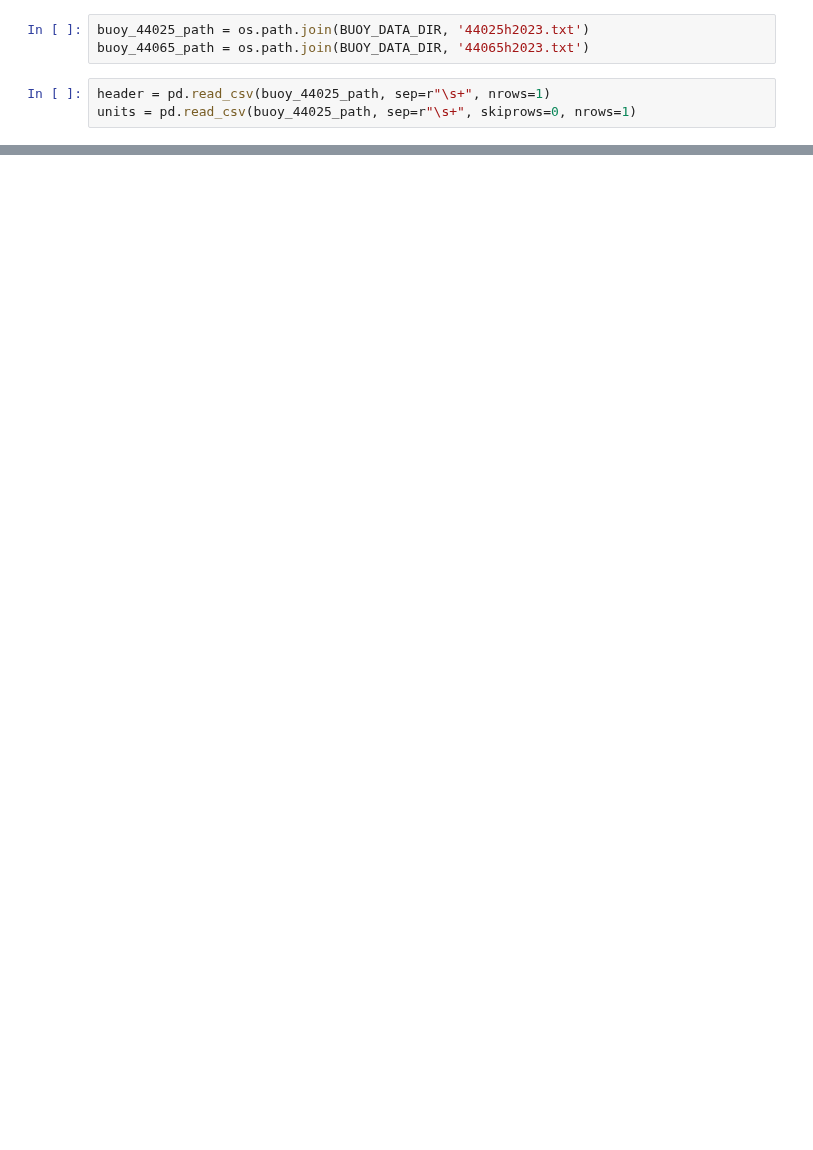
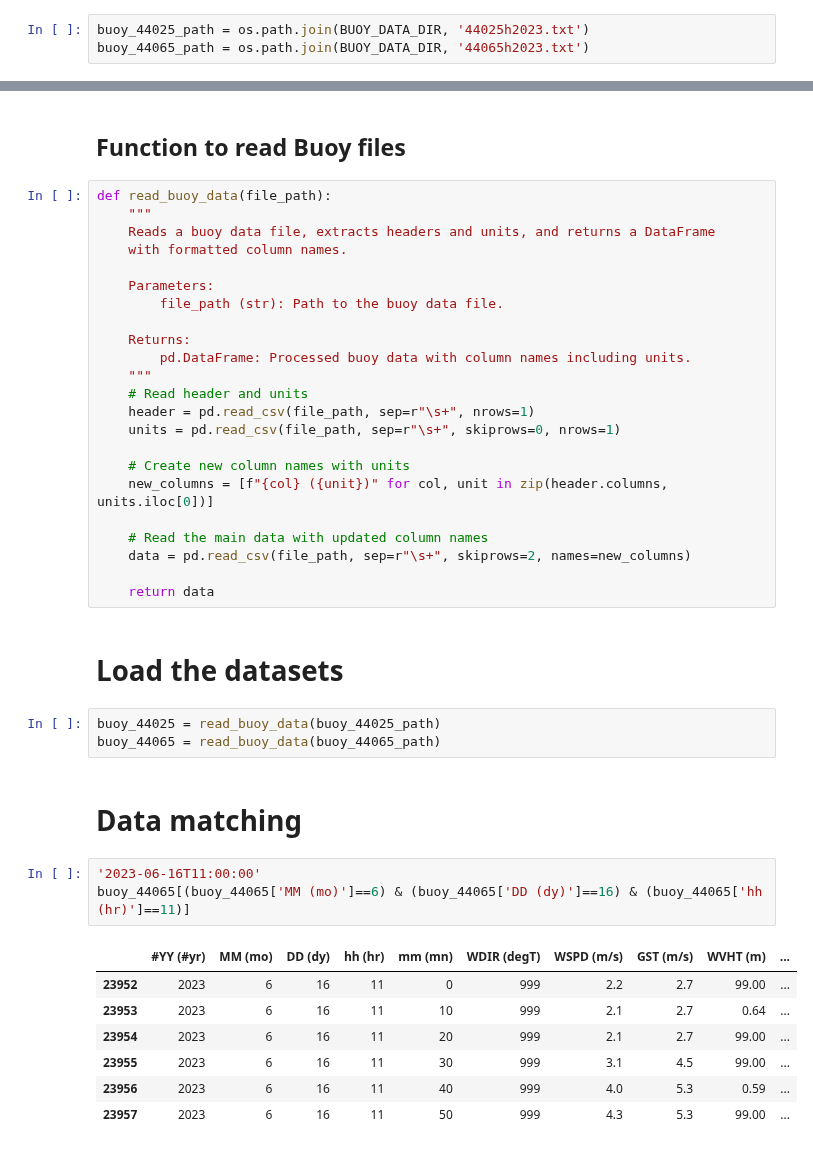
Before and after one commit to noriegamonsc1/Offshore-Wind-Research-2024-2025, a Jupyter notebook: notebooks/data_exploration/5.Buoy_data.ipynb, the cells around one changed output, grey strips where cells are left out. Saved outputs shown, nothing was run; the diff lists cells and outputs as text; blank space fills up the shorter version.

```diff
--- a/notebooks/data_exploration/5.Buoy_data.ipynb
+++ b/notebooks/data_exploration/5.Buoy_data.ipynb
@@ -18,6 +18,3 @@ os.listdir(BUOY_DATA_DIR)
 # %%
 buoy_44025_path = os.path.join(BUOY_DATA_DIR, '44025h2023.txt')
 buoy_44065_path = os.path.join(BUOY_DATA_DIR, '44065h2023.txt')
-# %%
-header = pd.read_csv(buoy_44025_path, sep=r"\s+", nrows=1)
-units = pd.read_csv(buoy_44025_path, sep=r"\s+", skiprows=0, nrows=1)
@@ -62,0 +21,43 @@ pd.read_csv(buoy_44025_path, sep="\\s+", skiprows=2, names=new_columns)
+# %% [markdown]
+## Function to read Buoy files
+# %%
+def read_buoy_data(file_path):
+    """
+    Reads a buoy data file, extracts headers and units, and returns a DataFrame
+    with formatted column names.
+
+    Parameters:
+        file_path (str): Path to the buoy data file.
+
+    Returns:
+        pd.DataFrame: Processed buoy data with column names including units.
+    """
+    # Read header and units
+    header = pd.read_csv(file_path, sep=r"\s+", nrows=1)
+    units = pd.read_csv(file_path, sep=r"\s+", skiprows=0, nrows=1)
+
+    # Create new column names with units
+    new_columns = [f"{col} ({unit})" for col, unit in zip(header.columns, units.iloc[0])]
+
+    # Read the main data with updated column names
+    data = pd.read_csv(file_path, sep=r"\s+", skiprows=2, names=new_columns)
+
+    return data
+# %% [markdown]
+# Load the datasets
+# %%
+buoy_44025 = read_buoy_data(buoy_44025_path)
+buoy_44065 = read_buoy_data(buoy_44065_path)
+# %% [markdown]
+# Data matching
+# %%
+'2023-06-16T11:00:00'
+buoy_44065[(buoy_44065['MM (mo)']==6) & (buoy_44065['DD (dy)']==16) & (buoy_44065['hh (hr)']==11)]
+# %% [output]
+|  | #YY (#yr) | MM (mo) | DD (dy) | hh (hr) | mm (mn) | WDIR (degT) | WSPD (m/s) | GST (m/s) | WVHT (m) | ... |
+| 23952 | 2023 | 6 | 16 | 11 | 0 | 999 | 2.2 | 2.7 | 99.00 | ... |
+| 23953 | 2023 | 6 | 16 | 11 | 10 | 999 | 2.1 | 2.7 | 0.64 | ... |
+| 23954 | 2023 | 6 | 16 | 11 | 20 | 999 | 2.1 | 2.7 | 99.00 | ... |
+| 23955 | 2023 | 6 | 16 | 11 | 30 | 999 | 3.1 | 4.5 | 99.00 | ... |
+| 23956 | 2023 | 6 | 16 | 11 | 40 | 999 | 4.0 | 5.3 | 0.59 | ... |
+| 23957 | 2023 | 6 | 16 | 11 | 50 | 999 | 4.3 | 5.3 | 99.00 | ... |
```
Also changed, not shown: parts of 6 cells of this notebook, 7 other files.
